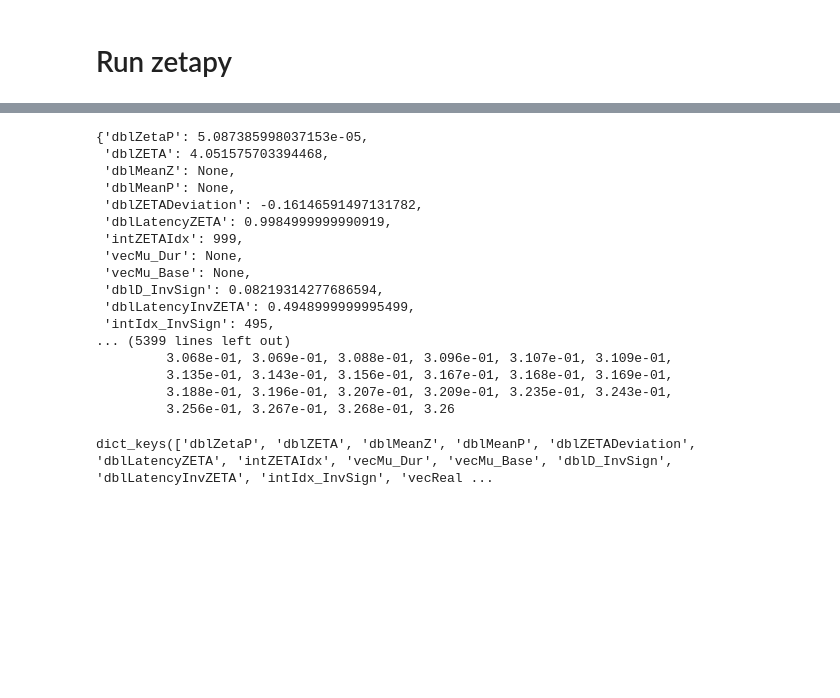
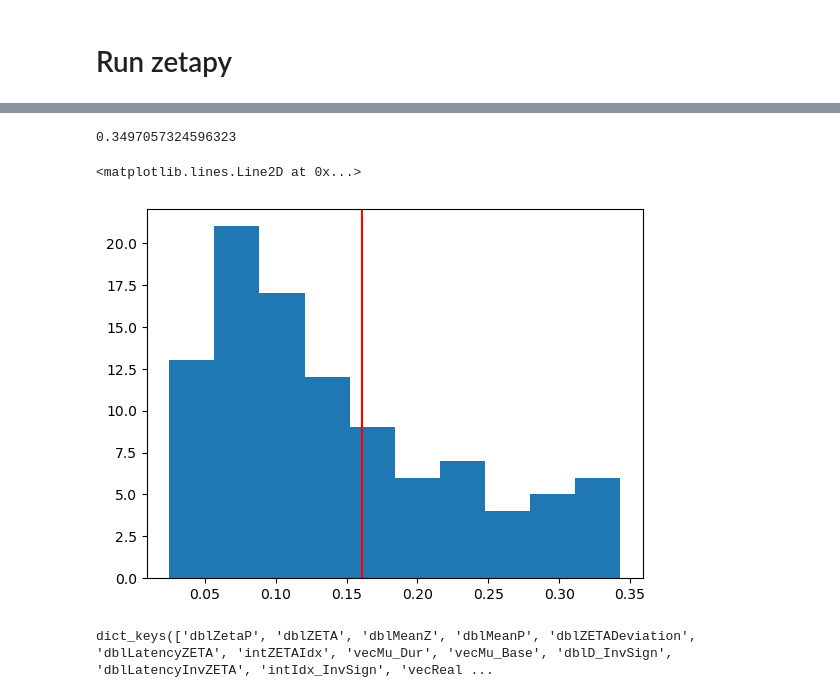
Before and after one commit to jonahpearl/zetapy, a Jupyter notebook: notebooks/exploration.ipynb, the cells around one changed output, grey strips where cells are left out. Saved outputs shown, nothing was run; the diff lists cells and outputs as text; code cells hidden in the pictures; blank space fills up the shorter version.

```diff
--- a/notebooks/exploration.ipynb
+++ b/notebooks/exploration.ipynb
@@ -35,23 +44,13 @@ p, stats = zt.zetatstest(t, y, event_times, dblUseMaxDur=1)
+# %%
+p
+# %% [output]
+0.3497057324596323
 # %%
-stats
+plt.hist(stats['vecMaxRandD'])
+plt.axvline(stats['dblMaxD'], color='r')
 # %% [output]
-{'dblZetaP': 5.087385998037153e-05,
- 'dblZETA': 4.051575703394468,
- 'dblMeanZ': None,
- 'dblMeanP': None,
- 'dblZETADeviation': -0.16146591497131782,
- 'dblLatencyZETA': 0.9984999999990919,
- 'intZETAIdx': 999,
- 'vecMu_Dur': None,
- 'vecMu_Base': None,
- 'dblD_InvSign': 0.08219314277686594,
- 'dblLatencyInvZETA': 0.4948999999995499,
- 'intIdx_InvSign': 495,
-... (5399 lines left out)
-         3.068e-01, 3.069e-01, 3.088e-01, 3.096e-01, 3.107e-01, 3.109e-01,
-         3.135e-01, 3.143e-01, 3.156e-01, 3.167e-01, 3.168e-01, 3.169e-01,
-         3.188e-01, 3.196e-01, 3.207e-01, 3.209e-01, 3.235e-01, 3.243e-01,
-         3.256e-01, 3.267e-01, 3.268e-01, 3.26
+<matplotlib.lines.Line2D at 0x...>
+[figure, added]
 # %%
 stats.keys()
 # %% [output]
```
Also changed, not shown: parts of 3 cells of this notebook.
